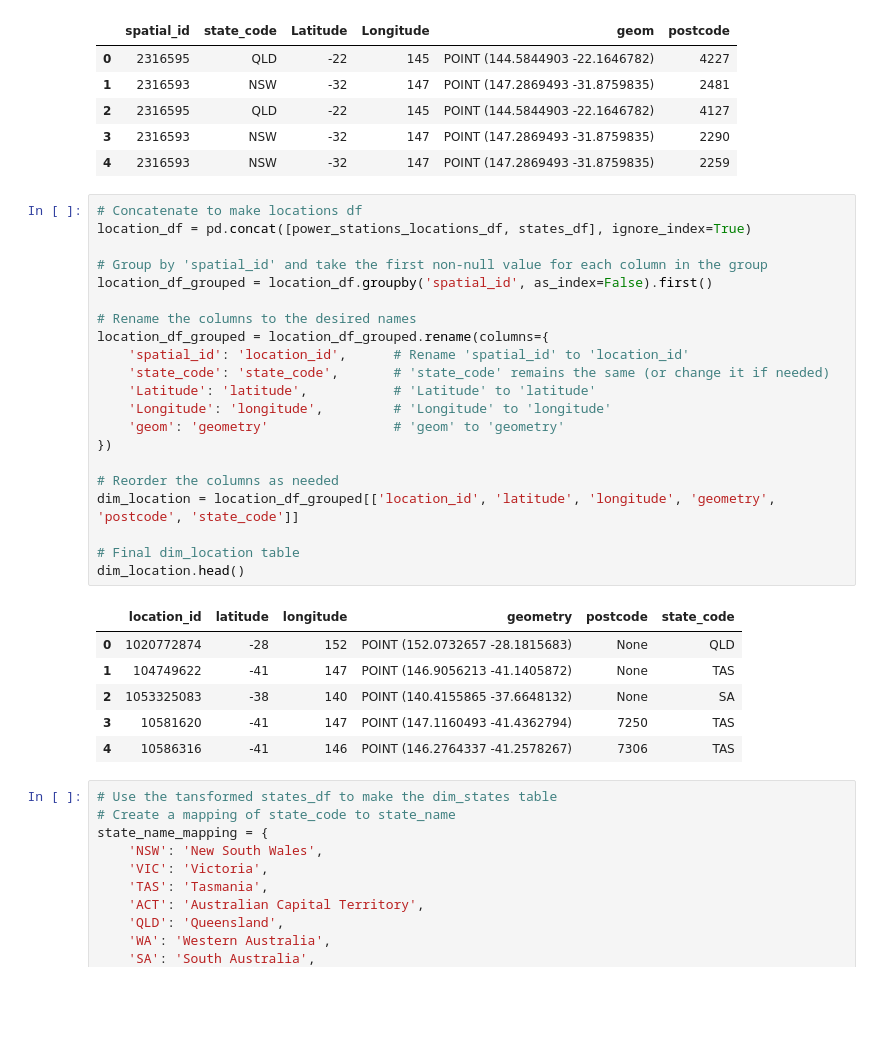
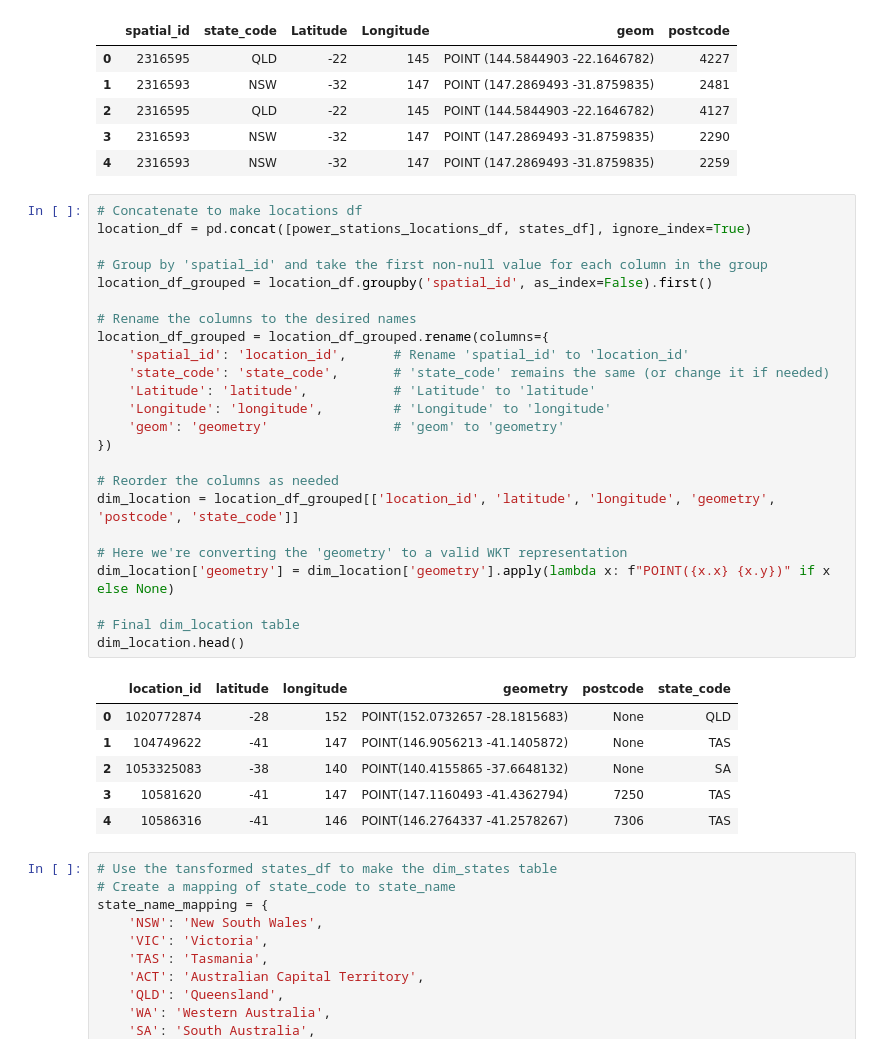
Before and after one commit to mnaufaldr01/de-assignment-1, a Jupyter notebook: assignment1.ipynb, the cells around one changed output. Drawn from its saved outputs; the diff is of its cells as text; blank space fills up the shorter version.

```diff
--- a/assignment1.ipynb
+++ b/assignment1.ipynb
@@ -1183,31 +1149,34 @@ power_stations_locations_df.head()
 # %%
 # Concatenate to make locations df
 location_df = pd.concat([power_stations_locations_df, states_df], ignore_index=True)
 
 # Group by 'spatial_id' and take the first non-null value for each column in the group
 location_df_grouped = location_df.groupby('spatial_id', as_index=False).first()
 
 # Rename the columns to the desired names
 location_df_grouped = location_df_grouped.rename(columns={
     'spatial_id': 'location_id',      # Rename 'spatial_id' to 'location_id'
     'state_code': 'state_code',       # 'state_code' remains the same (or change it if needed)
     'Latitude': 'latitude',           # 'Latitude' to 'latitude'
     'Longitude': 'longitude',         # 'Longitude' to 'longitude'
     'geom': 'geometry'                # 'geom' to 'geometry'
 })
 
 # Reorder the columns as needed
 dim_location = location_df_grouped[['location_id', 'latitude', 'longitude', 'geometry', 'postcode', 'state_code']]
 
+# Here we're converting the 'geometry' to a valid WKT representation
+dim_location['geometry'] = dim_location['geometry'].apply(lambda x: f"POINT({x.x} {x.y})" if x else None)
+
 # Final dim_location table
 dim_location.head()
 # %% [output]
 |  | location_id | latitude | longitude | geometry | postcode | state_code |
-| 0 | 1020772874 | -28 | 152 | POINT (152.0732657 -28.1815683) | None | QLD |
-| 1 | 104749622 | -41 | 147 | POINT (146.9056213 -41.1405872) | None | TAS |
-| 2 | 1053325083 | -38 | 140 | POINT (140.4155865 -37.6648132) | None | SA |
-| 3 | 10581620 | -41 | 147 | POINT (147.1160493 -41.4362794) | 7250 | TAS |
-| 4 | 10586316 | -41 | 146 | POINT (146.2764337 -41.2578267) | 7306 | TAS |
+| 0 | 1020772874 | -28 | 152 | POINT(152.0732657 -28.1815683) | None | QLD |
+| 1 | 104749622 | -41 | 147 | POINT(146.9056213 -41.1405872) | None | TAS |
+| 2 | 1053325083 | -38 | 140 | POINT(140.4155865 -37.6648132) | None | SA |
+| 3 | 10581620 | -41 | 147 | POINT(147.1160493 -41.4362794) | 7250 | TAS |
+| 4 | 10586316 | -41 | 146 | POINT(146.2764337 -41.2578267) | 7306 | TAS |
 # %%
 # Use the tansformed states_df to make the dim_states table
 # Create a mapping of state_code to state_name
```
Also changed, not shown: parts of 9 cells of this notebook.
